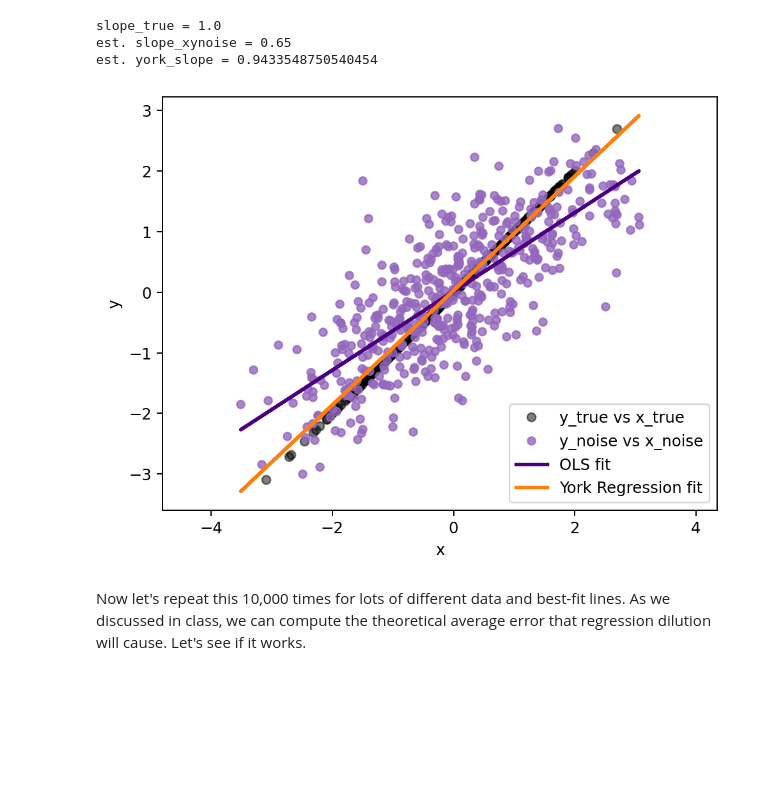
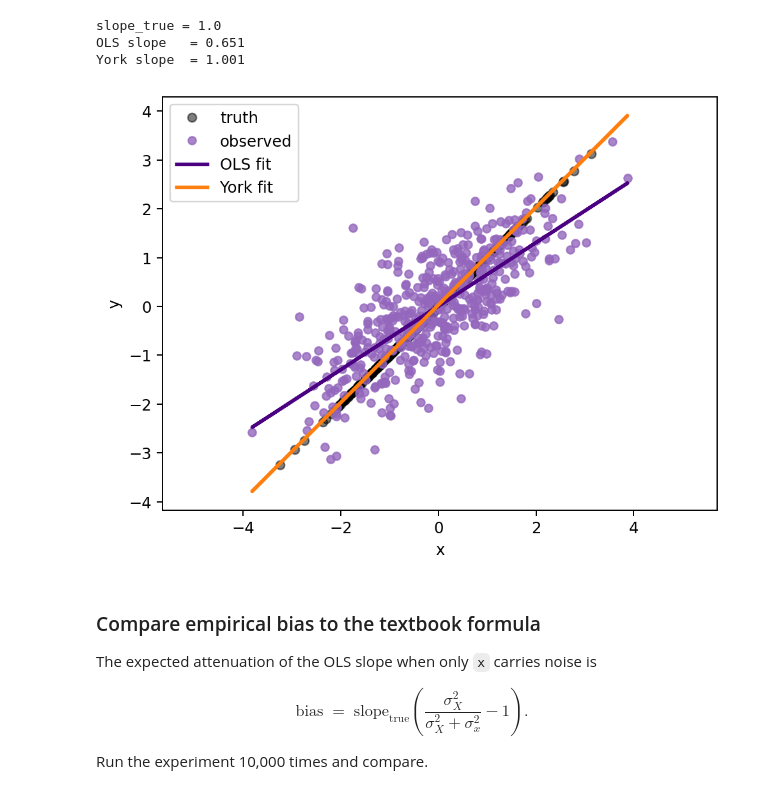
Before and after one commit to eabarnes1010/course_objective_analysis, a Jupyter notebook: code/lin_regression_with_errors.ipynb, the cells around one changed output. Saved outputs shown, nothing was run; the diff lists cells and outputs as text; code cells hidden in the pictures; blank space fills up the shorter version.

Commit message:
cleanup: lin_regression_with_errors

```diff
--- a/code/lin_regression_with_errors.ipynb
+++ b/code/lin_regression_with_errors.ipynb
@@ -125,76 +111,65 @@ First, let's make two data sets x and y that both have errors, but these errors
 # %%
-# ---------------------------------------------------------------------------
-rng = np.random.default_rng(SEED + 2)  # set random seed to get reproducible results
-N = 500  # number of samples
-slope_true = 1.0  # slope of the true best fit line
-sigma_y = 0.44  # amplitude of y-error
-sigma_x = 0.75  # amplitude of x-error
-std_X = 1.0  # spread of the noise-less x-values
-# ---------------------------------------------------------------------------
+rng = np.random.default_rng(SEED + 2)
+N = 500
+slope_true = 1.0
+sigma_y = 0.44
+sigma_x = 0.75
+std_X = 1.0
 
-# CREATE X DATA
 x = std_X * np.random.normal(size=N)
-x_noise = sigma_x * rng.normal(size=len(x))
-x_obs = x + x_noise
+x_obs = x + sigma_x * rng.normal(size=N)
+y_obs = slope_true * x + sigma_y * rng.normal(size=N)
 
-# CREATE Y DATA BASED ON X but with UNCORRELATED ERRORS
-y = slope_true * x
-y_noise = sigma_y * rng.normal(size=len(x))
-y_obs = y + y_noise
+slope_ols, intercept_ols, *_ = stats.linregress(x_obs, y_obs)
 
-# FIT REGRESSION LINE
-slope_xynoise, intercept_noise, __, __, __ = stats.linregress(x_obs, y_obs)
-slope_xynoise = slope_xynoise.round(2)
-
-# FIT YORK REGRESSION LINE
 york_fit = YorkReg(
-    x_obs, y_obs, sigma_x * np.ones(x_noise.shape), sigma_y * np.ones(y.shape), rho=0.0
+    x_obs,
+    y_obs,
+    sigma_x * np.ones(N),
+    sigma_y * np.ones(N),
+    rho=0.0,
 )
-york_slope = york_fit.fit_slope
-york_intercept = york_fit.fit_intercept
-
 print(f"{slope_true = }")
-print(f"est. {slope_xynoise = }")
-print(f"est. {york_slope = }")
+print(f"OLS slope   = {slope_ols:.3f}")
+print(f"York slope  = {york_fit.fit_slope:.3f}")
 
 plt.figure()
-plt.plot(x, y, ".", color="k", markersize=11, label=f"y_true vs x_true", alpha=0.5)
+plt.plot(x, slope_true * x, ".", color="k", markersize=11, alpha=0.5, label="truth")
 plt.plot(
-    x_obs,
-    y_obs,
-    ".",
-    color="tab:purple",
-    markersize=10,
-    label=f"y_noise vs x_noise",
-    alpha=0.8,
+    x_obs, y_obs, ".", color="tab:purple", markersize=10, alpha=0.8, label="observed"
 )
 plt.plot(
     x_obs,
-    slope_xynoise * x_obs + intercept_noise,
+    slope_ols * x_obs + intercept_ols,
     "-",
     color="indigo",
     linewidth=LW,
     label="OLS fit",
 )
 plt.plot(
     x_obs,
-    x_obs * york_slope + york_intercept,
+    york_fit.fit_slope * x_obs + york_fit.fit_intercept,
     "-",
     color="tab:orange",
     linewidth=LW,
-    label="York Regression fit",
+    label="York fit",
 )
-
 plt.xlabel("x")
 plt.ylabel("y")
+plt.axis("equal")
 plt.legend()
-plt.axis("equal")
 plt.show()
 # %% [output]
 slope_true = 1.0
-est. slope_xynoise = 0.65
-est. york_slope = 0.9433548750540454
+OLS slope   = 0.651
+York slope  = 1.001
-[figure, old version]
+[figure, new version]
-# %% [markdown]
-Now let's repeat this 10,000 times for lots of different data and best-fit lines. As we discussed in class, we can compute the theoretical average error that regression dilution will cause. Let's see if it works.
+# %% [markdown]
+### Compare empirical bias to the textbook formula
+
+The expected attenuation of the OLS slope when only `x` carries noise is
+
+$$\text{bias} \;=\; \text{slope}_\text{true}\!\left(\frac{\sigma_X^2}{\sigma_X^2 + \sigma_x^2} - 1\right).$$
+
+Run the experiment 10,000 times and compare.
 # %%
```
Also changed, not shown: parts of 20 cells of this notebook.
